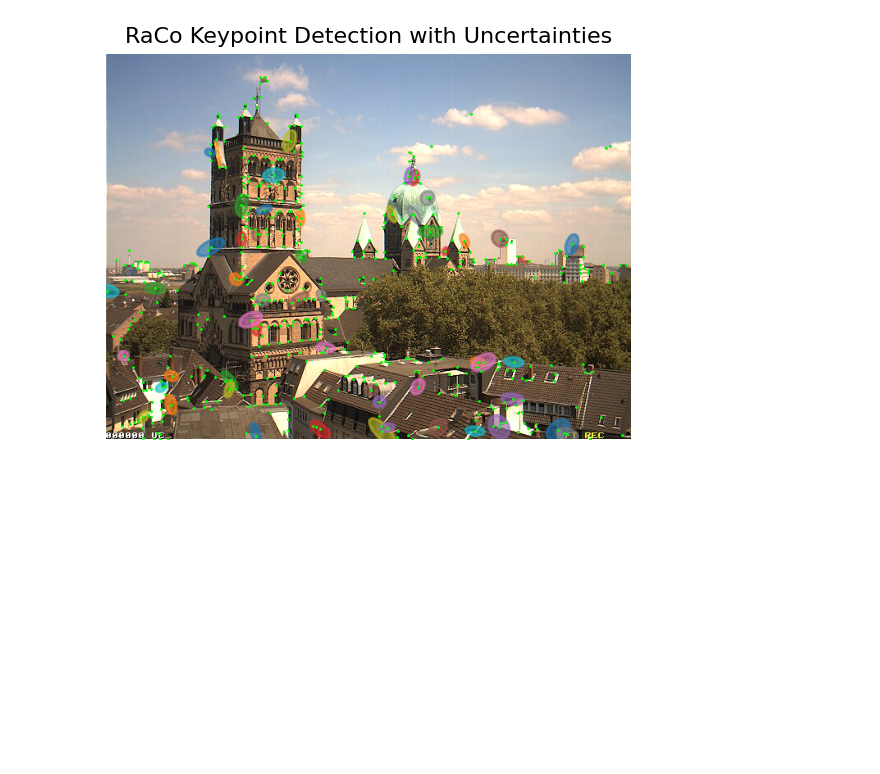
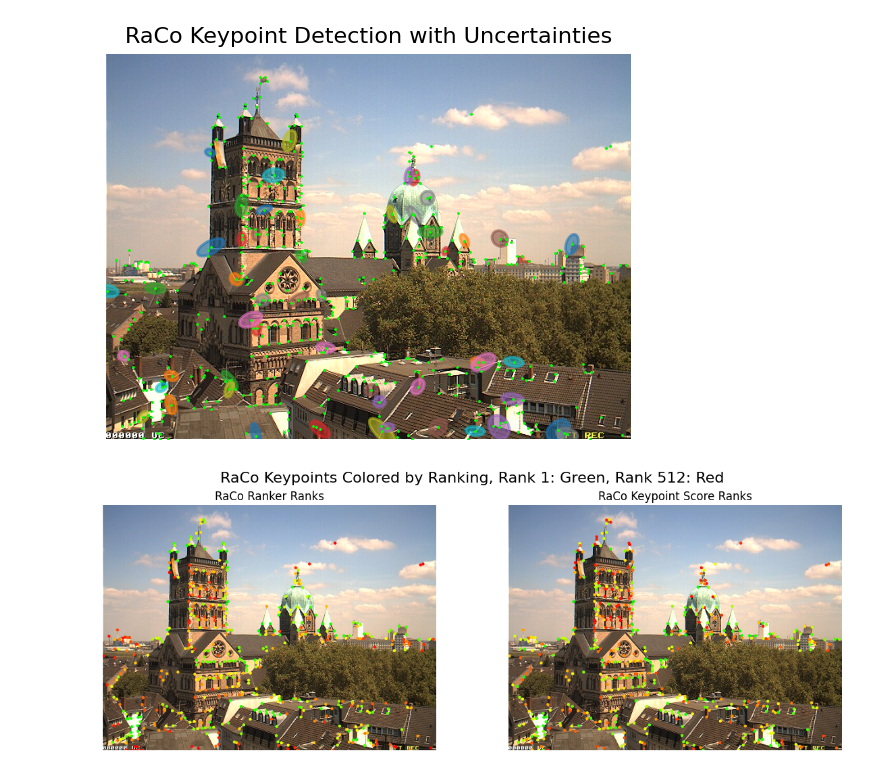
Before and after one commit to cvg/RaCo, a Jupyter notebook: demo.ipynb, the cells around one changed output. Drawn from its saved outputs; the diff is of its cells as text; code cells hidden in the pictures; blank space fills up the shorter version.

```diff
--- a/demo.ipynb
+++ b/demo.ipynb
@@ -58,3 +58,31 @@ plt.suptitle("RaCo Keypoint Detection with Uncertainties", fontsize=16, y=0.95)
 plt.tight_layout()
 # %% [output]
 [figure]
+# %%
+from raco.utils import rank_from_scores
+
+ax = viz2d.plot_images([image] * 2)
+
+ranker_integer_ranks = rank_from_scores(output["ranker_scores"][0])
+ranker_colors = viz2d.cm_GnRd(
+    (ranker_integer_ranks - 1) / (len(ranker_integer_ranks) - 1)
+)  # Normalize to [0, 1]
+
+keypoint_score_integer_ranks = rank_from_scores(output["keypoint_scores"][0])
+colors_keypoint_scores = viz2d.cm_GnRd(
+    (keypoint_score_integer_ranks - 1) / (len(keypoint_score_integer_ranks) - 1)
+)  # Normalize to [0, 1]
+
+viz2d.plot_keypoints(
+    [output["keypoints"][0]] * 2,
+    axes=ax,
+    colors=[ranker_colors, colors_keypoint_scores],
+    ps=10,
+)
+
+plt.suptitle(f"RaCo Keypoints Colored by Ranking, Rank 1: Green, Rank {len(ranker_integer_ranks)}: Red", fontsize=16, y=0.95)
+ax[0].set_title("RaCo Ranker Ranks")
+ax[1].set_title("RaCo Keypoint Score Ranks")
+plt.tight_layout()
+# %% [output]
+[figure, added]
```
Also changed, not shown: 2 other files.
